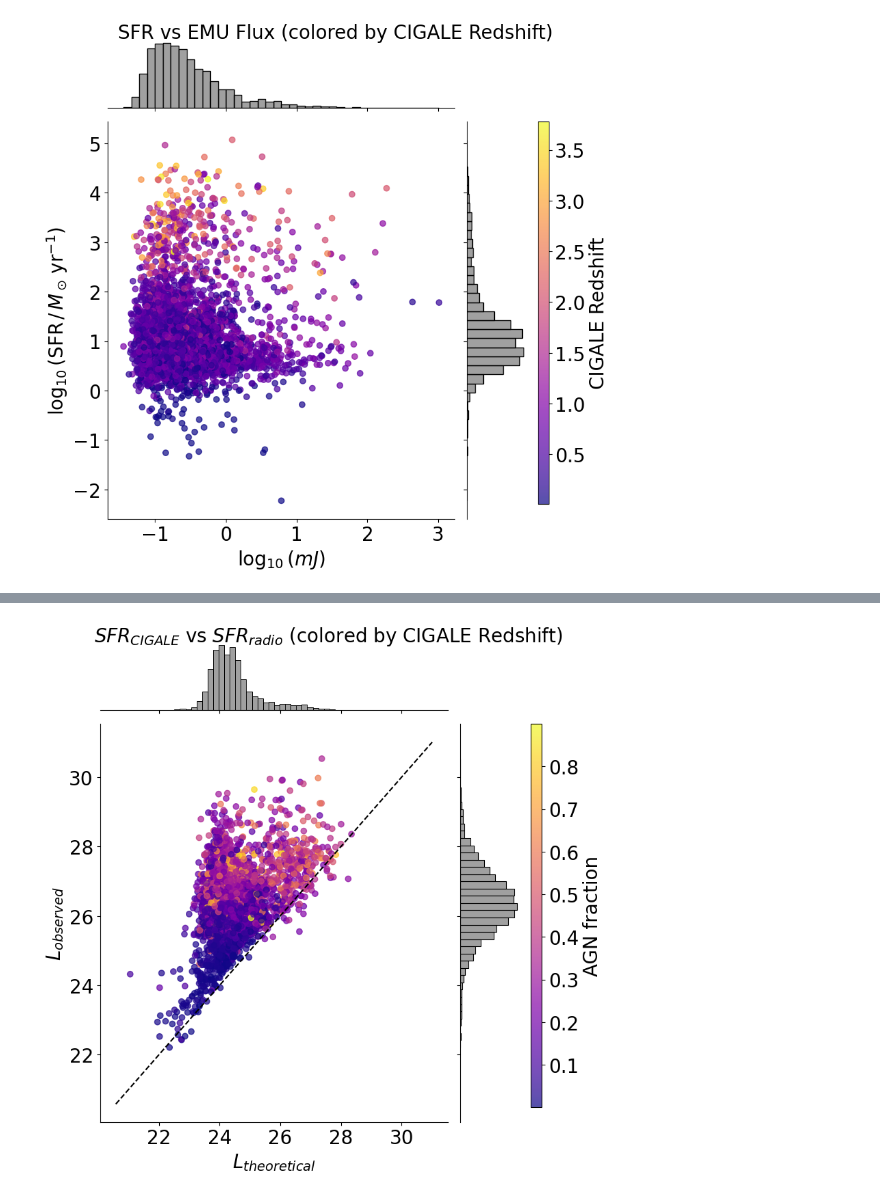
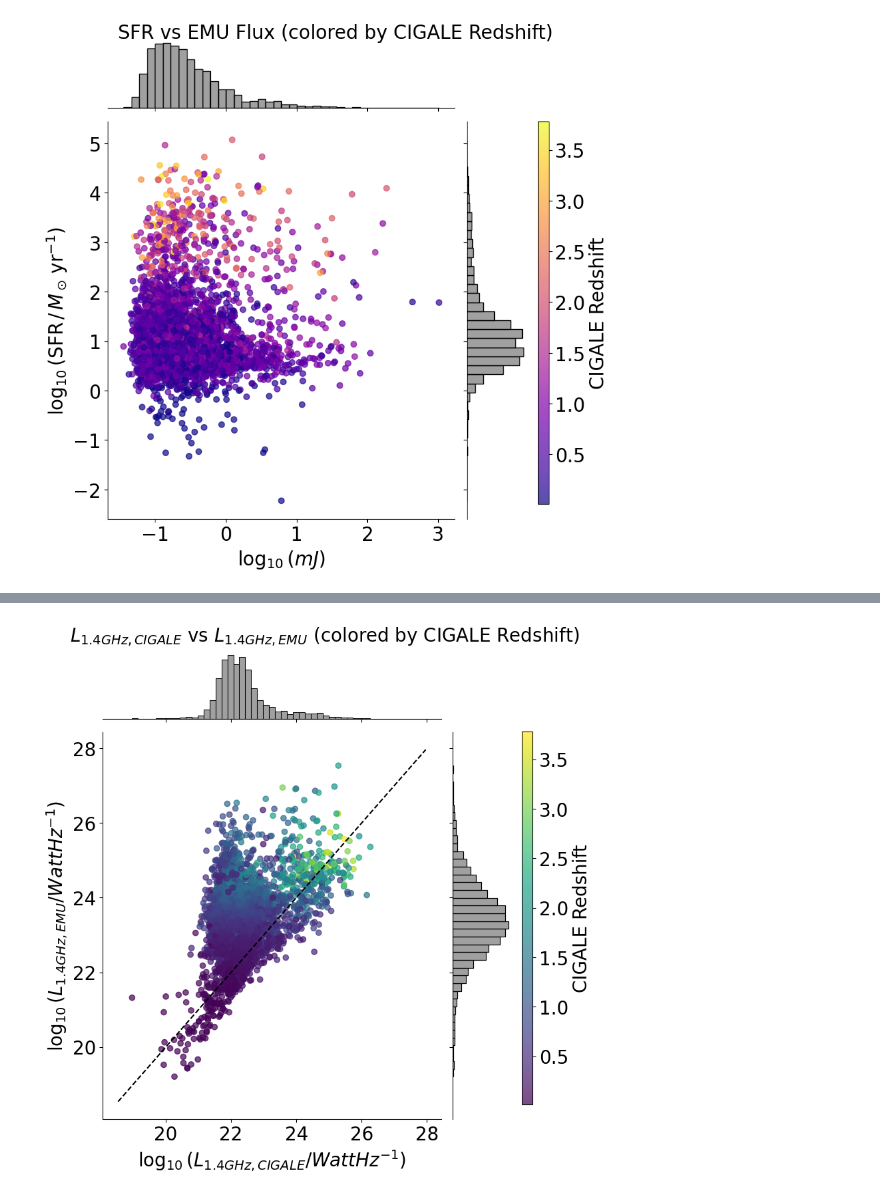
Before and after one commit to theWebTardigrade/fundamental-properties-of-EMU-radio-sources, a Jupyter notebook: code/8_CIGALE_results_EMU.ipynb, the cells around one changed output, grey strips where cells are left out. Cells and saved outputs as stored; diff of their text form; code cells hidden in the pictures.

Commit message:
save graphs

```diff
--- a/code/8_CIGALE_results_EMU.ipynb
+++ b/code/8_CIGALE_results_EMU.ipynb
@@ -994,22 +981,20 @@ Name: EMU_flux_int, dtype: float64
 # %%
-# Create the JointGrid
 g = sns.JointGrid(
     data=catalog_pd,
-    x=log_luminosity_1_4GHz_theor,
-    y=log_luminosity_1_4GHz_obs,
+    x=log_luminosity_1_4GHz_theor_watt,
+    y=log_luminosity_1_4GHz_obs_watt,
     height=8
 )
 
-# Main scatterplot with color by redshift
 points = g.ax_joint.scatter(
-    log_luminosity_1_4GHz_theor,
-    log_luminosity_1_4GHz_obs,
-    c=catalog_pd['bayes.agn.fracAGN'],
-    cmap='plasma',
+    log_luminosity_1_4GHz_theor_watt,
+    log_luminosity_1_4GHz_obs_watt,
+    c=catalog_pd['bayes.universe.redshift'],
+    cmap='viridis',
     alpha=0.7
 )
 
-all_luminosity_values = pd.concat([log_luminosity_1_4GHz_theor, log_luminosity_1_4GHz_obs]).dropna()
+all_luminosity_values = pd.concat([log_luminosity_1_4GHz_theor_watt, log_luminosity_1_4GHz_obs_watt]).dropna()
 
 min_val = all_luminosity_values.min()
 max_val = all_luminosity_values.max()
@@ -1025,41 +1010,41 @@ g.ax_joint.plot(line_coords, line_coords, color='black', linestyle='--', linewid
 # Add marginal histograms
 sns.histplot(
     data=catalog_pd,
-    x=log_luminosity_1_4GHz_theor,
+    x=log_luminosity_1_4GHz_theor_watt,
     bins=40,
     ax=g.ax_marg_x,
     color='grey',
     edgecolor='black'
 )
 sns.histplot(
     data=catalog_pd,
-    y=log_luminosity_1_4GHz_obs,
+    y=log_luminosity_1_4GHz_obs_watt,
     bins=40,
     ax=g.ax_marg_y,
     color='grey',
     edgecolor='black'
 )
 
 # Set axis labels and title with larger font
 g.set_axis_labels(
-    r'$L_{theoretical}$',
-    r'$L_{observed}$',
+    r'$\log_{10}(L_{1.4 GHz, CIGALE}/ Watt Hz^{-1})$',
+    r'$\log_{10}(L_{1.4 GHz, EMU}/ Watt Hz^{-1})$',
     fontsize=20
 )
 g.ax_joint.tick_params(axis='both', labelsize=20)
 g.ax_marg_x.tick_params(labelsize=20)
 g.ax_marg_y.tick_params(labelsize=20)
 
 # Title
-g.fig.suptitle(r'$SFR_{CIGALE}$ vs $SFR_{radio}$ (colored by CIGALE Redshift)', fontsize=20)
+g.fig.suptitle(r'$L_{1.4 GHz, CIGALE}$ vs $L_{1.4 GHz, EMU}$ (colored by CIGALE Redshift)', fontsize=20,  y=1.0)
 g.fig.subplots_adjust(top=0.95, right=0.85)  # Shrink plot area to make room for colorbar
 
 # Add external colorbar with larger label and ticks
 cbar_ax = g.fig.add_axes([0.87, 0.1, 0.02, 0.7])
 cbar = g.fig.colorbar(points, cax=cbar_ax)
-cbar.set_label('AGN fraction', fontsize=20)
+cbar.set_label('CIGALE Redshift', fontsize=20)
 cbar.ax.tick_params(labelsize=20)
 
 plt.show()
 # %% [output]
-[figure, old version]
+[figure, new version]
```
Also changed, not shown: parts of 4 cells of this notebook.
